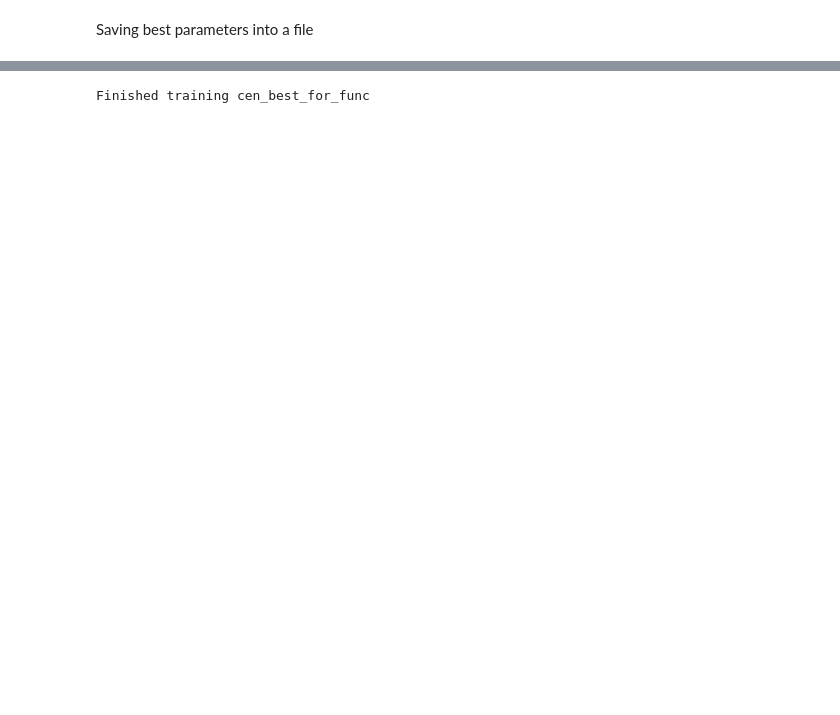
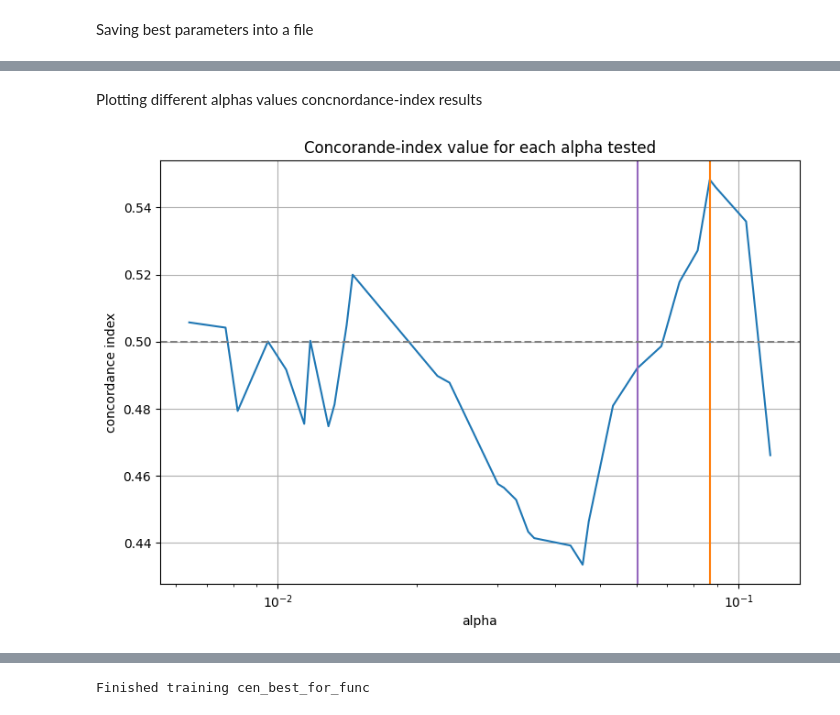
Before and after one commit to giorgiaBertacchini/miRNA_survival_analysis, a Jupyter notebook: notebooks/cox_regression.ipynb, the cells around one changed output, grey strips where cells are left out. Drawn from its saved outputs; the diff is of its cells as text; code cells hidden in the pictures; blank space fills up the shorter version.

```diff
--- a/notebooks/cox_regression.ipynb
+++ b/notebooks/cox_regression.ipynb
@@ -436,3 +408,32 @@ Index(['gene.MYH13', 'gene.MATK', 'gene.SNAP91', 'gene.CPT1A', 'gene.TNP1',
+# %% [markdown]
+Plotting different alphas values concnordance-index results
+# %%
+# alphas = res['param_alphas'].sort_values()
+alphas = res['param_alphas'].apply(lambda x: x[0])
+mean = res.mean_test_score
+std = res.std_test_score
+
+df = pd.DataFrame(data={'alphas':alphas, 'mean':mean, 'std':std})
+df = df.sort_values(by='alphas')
+
+alphas = df['alphas']
+mean = df['mean']
+std=df['std']
+
+fig2, c_alphas_plot = plt.subplots(figsize=(9, 6))
+c_alphas_plot.plot(alphas, mean)
+c_alphas_plot.set_title('Concorande-index value for each alpha tested')
+c_alphas_plot.set_xscale("log")
+c_alphas_plot.set_ylabel("concordance index")
+c_alphas_plot.set_xlabel("alpha")
+c_alphas_plot.axvline(best_params["rcv_best_alpha"][0], c="C1")
+c_alphas_plot.axvline(best_params['filtered_best_alpha'][0], c='C4')
+c_alphas_plot.axhline(0.5, color="grey", linestyle="--")
+c_alphas_plot.grid(True)
+
+plt.savefig(os.path.join(ROOT, f"grid_searches\\{subtype}\\{dataset_type}_alpha_plot.png"))
+# %% [output]
+[figure, new version]
 # %%
 values = cen_best.coef_[cen_best.coef_ != 0]
 coefs = X.columns[np.where(cen_best.coef_ != 0)[0]]
```
Also changed, not shown: parts of 18 cells of this notebook, 18 other files.
